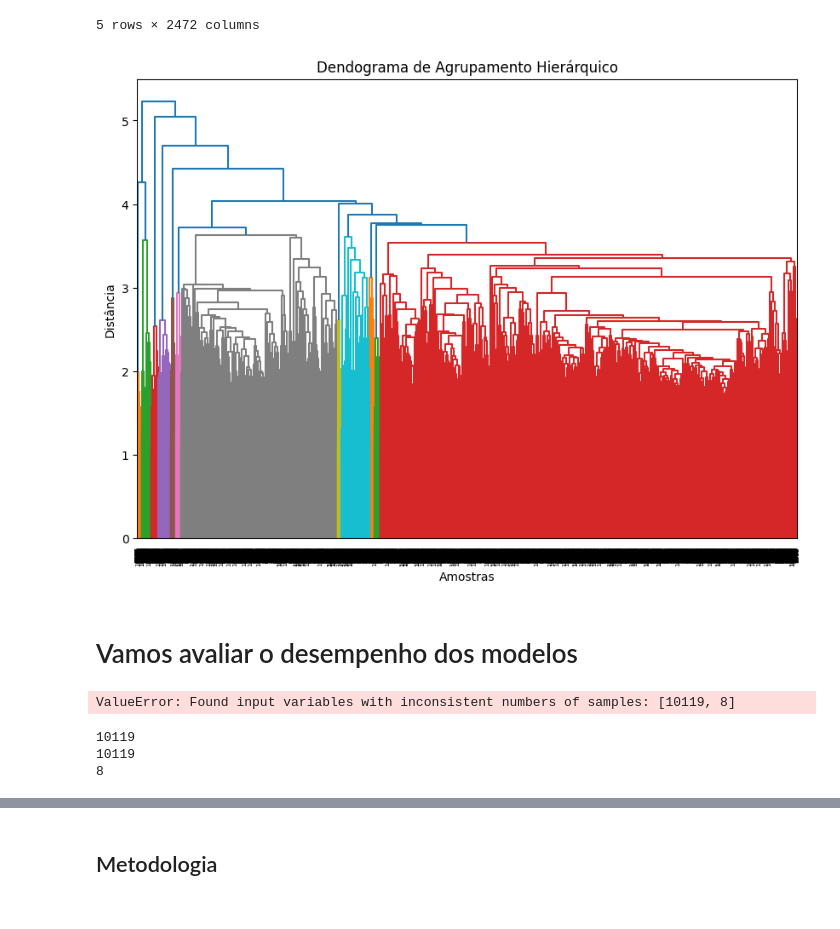
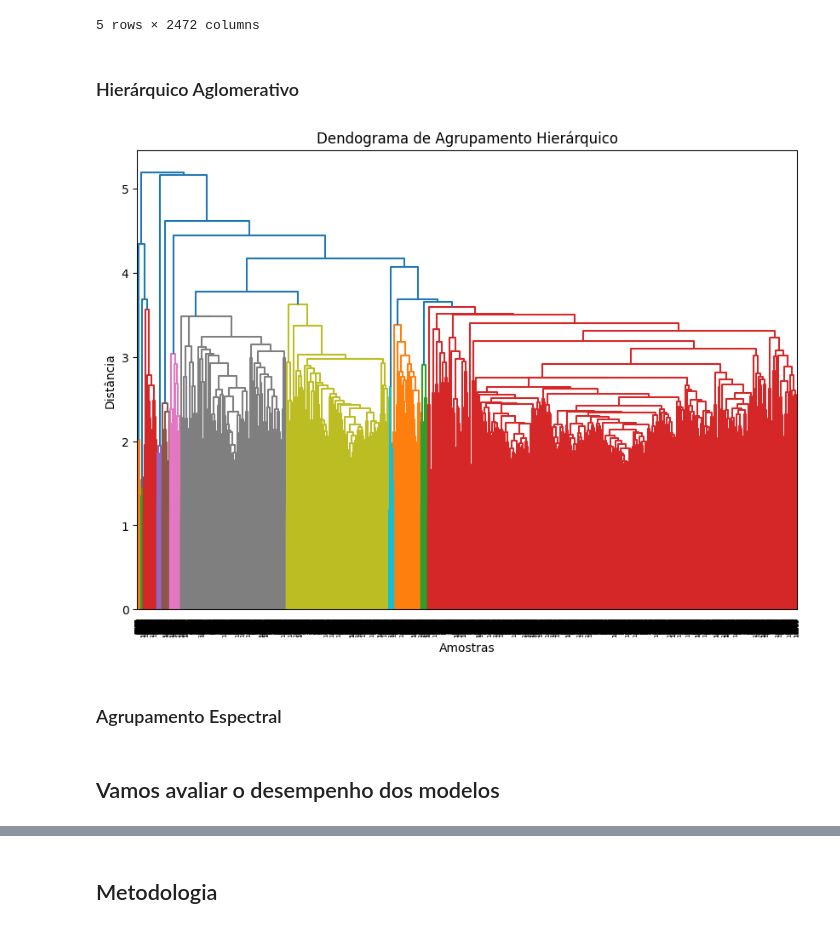
Before and after one commit to alekswheeler/datasci_home_work, a Jupyter notebook: Especificação_2024_2.ipynb, the cells around one changed output, grey strips where cells are left out. Saved outputs shown, nothing was run; the diff lists cells and outputs as text; code cells hidden in the pictures.

Commit message:
aplicando agrupamento espectral e avaliando

```diff
--- a/Especificação_2024_2.ipynb
+++ b/Especificação_2024_2.ipynb
@@ -379,21 +368,24 @@ from sklearn.decomposition import PCA
 import matplotlib.pyplot as plt
 import numpy as np
 
-pca = PCA(n_components = 2400)
+pca = PCA(n_components = 2000)
 X2 = pca.fit_transform(tfidf_dataframe)
-
-hierarchical_model = AgglomerativeClustering(n_clusters=3, linkage='ward')
-# labels = hierarchical_model.fit_predict(X2)
+# %% [markdown]
+### Hierárquico Aglomerativo
 # %%
 # Calculando as ligações para o dendograma
-Z = linkage(X2, method='ward')
+linkage_mode = 'ward'
+hierarchical_model = AgglomerativeClustering(n_clusters=7, linkage=linkage_mode)
+Z = linkage(X2, method=linkage_mode)
 
 # Plotando o dendograma
 plt.figure(figsize=(10, 7))
 dendrogram(Z)
 plt.title('Dendograma de Agrupamento Hierárquico')
 plt.xlabel('Amostras')
 plt.ylabel('Distância')
 plt.show()
 # %% [output]
-[figure, old version]
+[figure, new version]
+# %% [markdown]
+### Agrupamento Espectral
@@ -400,5 +399,5 @@ plt.show()
 # %% [markdown]
-# Vamos avaliar o desempenho dos modelos
+## Vamos avaliar o desempenho dos modelos
 # %%
 from sklearn.metrics import accuracy_score, f1_score, confusion_matrix
 import seaborn as sns
@@ -435,21 +442,3 @@ def avaliar_clustering_com_classificacao(y_true, y_pred):
     plt.show()
 
     return scores
-# %%
-
-rand_X_test_tfidf = vectorizer.transform(rand_X_test).toarray()
-y_pred = hierarchical_model.fit_predict(rand_X_test_tfidf)
-y_true = rand_y_test.map(dicionario_generos_para_clusters)
-
-# Avaliando o modelo com rótulos verdadeiros
-# avaliar_clustering_com_classificacao(y_true, y_pred)
-# %% [output]
-ValueError: Found input variables with inconsistent numbers of samples: [10119, 8]
-# %%
-print(len(rand_X_test))
-print(len(rand_y_test))
-print(len(rand_X_test_tfidf))
-# %% [output]
-10119
-10119
-8
```
Also changed, not shown: parts of 13 cells of this notebook.
